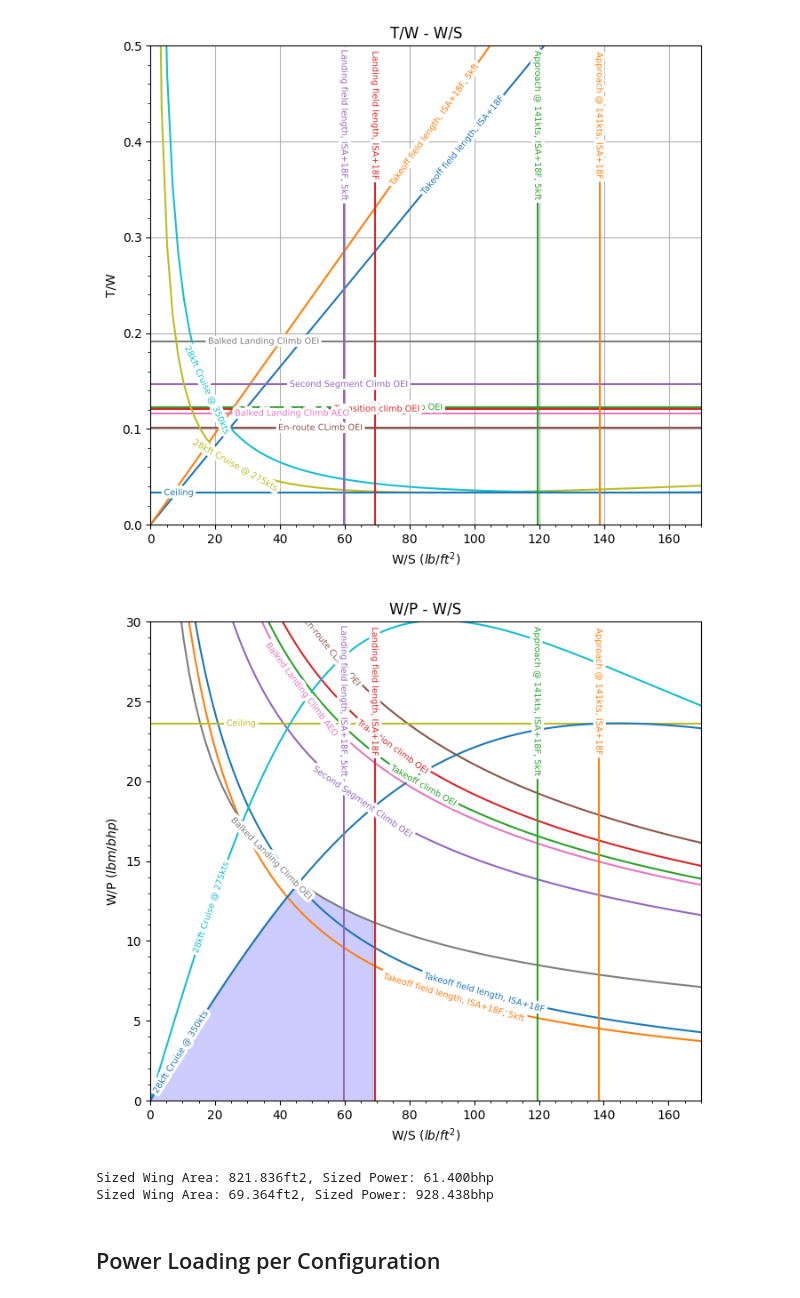
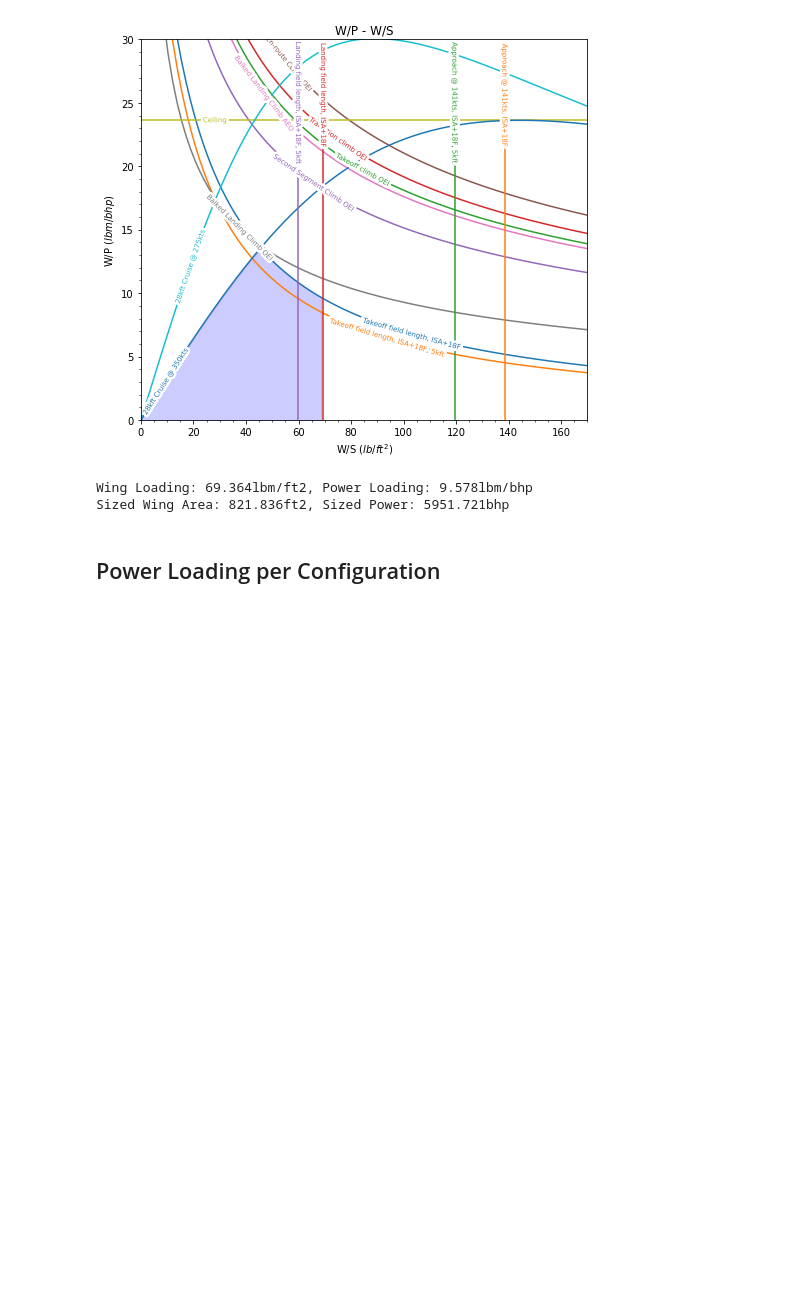
Before and after one commit to jucobee/START, a Jupyter notebook: A4/PowerLoading.ipynb, the cells around one changed output. Saved outputs shown, nothing was run; the diff lists cells and outputs as text; code cells hidden in the pictures; blank space fills up the shorter version.

```diff
--- a/A4/PowerLoading.ipynb
+++ b/A4/PowerLoading.ipynb
@@ -220,42 +220,6 @@ s_L = s_FL*0.6
 ws_landing_SLp18=(((rho_SLp18F/rho_SL)*CL_max_L)*(s_L - s_a))/80*np.ones(N)/Wl_Wto
 ws_landing_p18_5kft=(((rho_p18F_5kft/rho_SL)*CL_max_L)*(s_L - s_a))/80*np.ones(N)/Wl_Wto
 
-
-# plotting TW
-plt.figure(figsize=(8,7))
-plt.title('T/W - W/S')
-plt.xlabel("W/S $(lb/ft^2)$")
-plt.ylabel("T/W")
-plt.plot(ws, tw_tofl, label='Takeoff field length, ISA+18F', linestyle='-')
-plt.plot(ws, tw_tofl_5kft, label='Takeoff field length, ISA+18F, 5kft', linestyle='-')
-
-plt.plot(ws, tw_climb_TO, label='Takeoff climb OEI', linestyle='-')
-plt.plot(ws, tw_climb_TC, label='Transition climb OEI', linestyle='-')
-plt.plot(ws, tw_climb_SSC, label='Second Segment Climb OEI', linestyle='-')
-plt.plot(ws, tw_climb_ERC, label='En-route CLimb OEI', linestyle='-')
-plt.plot(ws, tw_climb_BLC_AEO, label='Balked Landing Climb AEO', linestyle='-')
-plt.plot(ws, tw_climb_BLC_OEI, label='Balked Landing Climb OEI', linestyle='-')
-
-
-plt.plot(ws, tw_cruise_min, label='28kft Cruise @ 275kts', linestyle='-')
-plt.plot(ws, tw_cruise_target, label='28kft Cruise @ 350kts', linestyle='-')
-
-plt.plot(ws, tw_ceil, label='Ceiling', linestyle='-')
-# plt.plot(ws, tw_maneuver, label='2.5g Maneuver', linestyle='-')
-
-plt.plot(ws_approach_SLp18[int(N/7):], np.flip(tw)[int(N/7):], label='Approach @ 141kts, ISA+18F', linestyle='-')
-plt.plot(ws_approach_p18_5kft[int(N/6):], np.flip(tw)[int(N/6):], label='Approach @ 141kts, ISA+18F, 5kft', linestyle='-')
-plt.plot(ws_landing_SLp18[int(N/7):], np.flip(tw)[int(N/7):], label='Landing field length, ISA+18F', linestyle='-')
-plt.plot(ws_landing_p18_5kft[int(N/6):], np.flip(tw)[int(N/6):], label='Landing field length, ISA+18F, 5kft', linestyle='-')
-
-plt.ylim(0, 0.5), plt.xlim(0, 170)
-plt.grid()
-plt.minorticks_on()
-labelLines(plt.gca().get_lines(), zorder=2.5,fontsize = 7,xvals=(0,140))
-# plt.savefig('A3fig/TW_Plot.svg')
-# plt.legend(loc='best')
-# plt.show()
-
 # plotting WP
 plt.figure(figsize=(8,7))
 
@@ -278,43 +242,42 @@ plt.plot(ws, wp_climb_BLC_OEI, label='Balked Landing Climb OEI', linestyle='-')
 
 plt.plot(ws, wp_ceil, label='Ceiling', linestyle='-')
 # plt.plot(ws, wp_maneuver, label='2.5g Maneuver', linestyle='-')
 
 plt.plot(ws, wp_cruise_min, label='28kft Cruise @ 275kts', linestyle='-')
 plt.plot(ws, wp_cruise_target, label='28kft Cruise @ 350kts', linestyle='-')
 
 plt.plot(ws_approach_SLp18[int(N/7):], np.flip(wp)[int(N/7):], label='Approach @ 141kts, ISA+18F', linestyle='-')
 plt.plot(ws_approach_p18_5kft[int(N/6):], np.flip(wp)[int(N/6):], label='Approach @ 141kts, ISA+18F, 5kft', linestyle='-')
 plt.plot(ws_landing_SLp18[int(N/7):], np.flip(wp)[int(N/7):], label='Landing field length, ISA+18F', linestyle='-')
 plt.plot(ws_landing_p18_5kft[int(N/6):], np.flip(wp)[int(N/6):], label='Landing field length, ISA+18F, 5kft', linestyle='-')
 
 # plt.plot(ws, tw_climb, label='Takeoff climb', linestyle='-')
 
 plt.ylim(0, 30), plt.xlim(0, 170)
 # plt.grid()
 plt.minorticks_on()
 labelLines(plt.gca().get_lines(), zorder=2.5,fontsize = 7,xvals=(0,150))
 plt.scatter(ws_landing_SLp18[0],wp_climb_BLC_OEI[0], zorder=5,color='red',label='Design Point')
 
 
 plt.fill_between(
         x= ws,
-        y1= np.minimum(wp_cruise_target,wp_climb_BLC_OEI),
+        y1= np.minimum(wp_cruise_target,np.minimum(wp_climb_BLC_OEI,wp_tofl)),
         where= (0 < ws)&(ws <= ws_landing_SLp18[0]),
         color= "b",
         alpha= 0.2)
 
+
 # plt.savefig('A3fig/WP_Plot.svg')
 plt.show()
 # %% [output]
-[figure, old version]
+[figure, new version]
-[figure, removed]
 # %%
-print('Sized Wing Area: {:.3f}ft2, Sized Power: {:.3f}bhp'.format(w_to/ws_landing_SLp18[0], w_to/wp_climb_BLC_OEI[0]))
-
-print('Sized Wing Area: {:.3f}ft2, Sized Power: {:.3f}bhp'.format(ws_landing_SLp18[0], wp_climb_BLC_OEI[0]))
+print('Wing Loading: {:.3f}lbm/ft2, Power Loading: {:.3f}lbm/bhp'.format(ws_landing_SLp18[0], np.interp(ws_landing_SLp18[0],ws,wp_tofl)))
+print('Sized Wing Area: {:.3f}ft2, Sized Power: {:.3f}bhp'.format(w_to/ws_landing_SLp18[0], w_to/np.interp(ws_landing_SLp18[0],ws,wp_tofl)))
 # %% [output]
-Sized Wing Area: 821.836ft2, Sized Power: 61.400bhp
-Sized Wing Area: 69.364ft2, Sized Power: 928.438bhp
+Wing Loading: 69.364lbm/ft2, Power Loading: 9.578lbm/bhp
+Sized Wing Area: 821.836ft2, Sized Power: 5951.721bhp
 # %% [markdown]
 ## Power Loading per Configuration
 # %%
```
Also changed, not shown: parts of 2 cells of this notebook, 1 other file.
